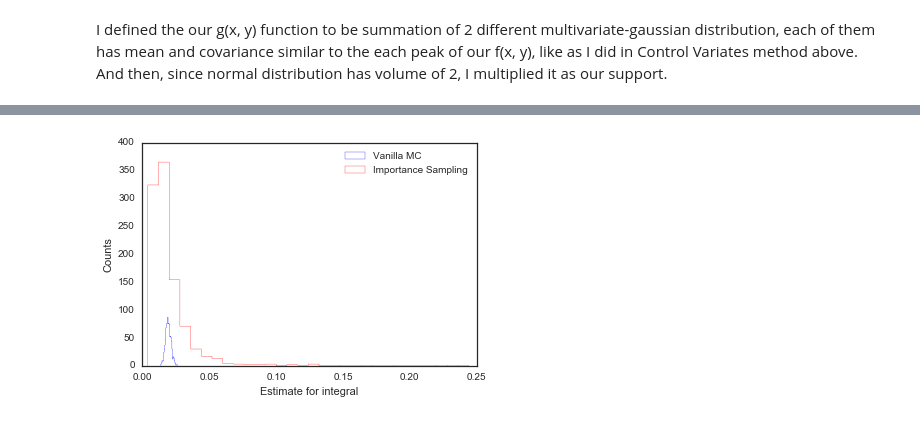
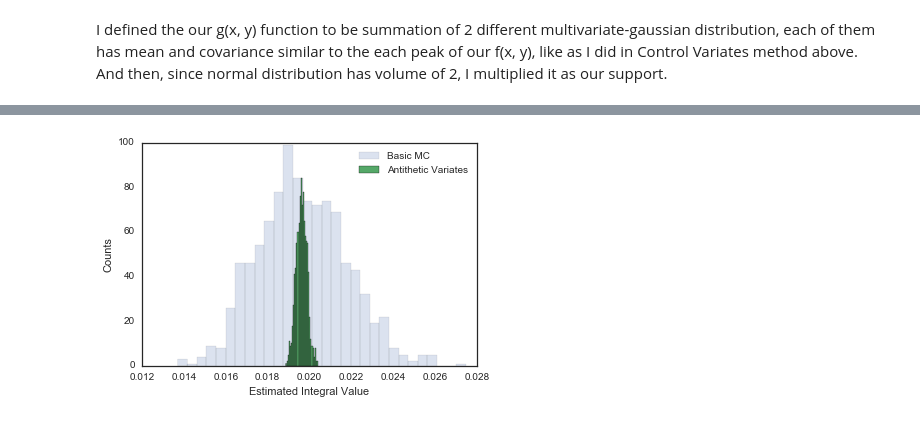
Before and after one commit to jeewon-hwang/AM207_homework_2016, a Jupyter notebook: AM207_Jeewon_Hwang_HW1.ipynb, the cells around one changed output, grey strips where cells are left out. Drawn from its saved outputs; the diff is of its cells as text; code cells hidden in the pictures.

```diff
--- a/AM207_Jeewon_Hwang_HW1.ipynb
+++ b/AM207_Jeewon_Hwang_HW1.ipynb
@@ -803,21 +810,0 @@ N = 1000
-# %%
-# ============================================
-# IMPORTANCE SAMPLING
-# ============================================
-# We choose a Gaussian so it similar to the original function
-
-Iis = np.zeros(1000)
-for k in np.arange(0,1000):
-    # draw from a normal distribution
-    xis = np.random.multivariate_normal(mu, sig, N)
-    # make sure samples are in our range
-    xis = xis[ (xmin < xis[:,0]) & (xis[:,0] < xmax) & (ymin < xis[:,1]) & (xis[:,1] < ymax) ] ;
-
-    # normalization for Gaussian from 0..pi
-    normal, _ = normfun([xmax, ymax], [xmin, ymin]);
-    # computing our estimates
-    Iis[k] = np.mean(f(xis[:,0],xis[:,1])/p(xis))*normal;
-
-print "Mean importance sampling MC estimate: ", np.mean(Iis)
-print "Standard deviation of our estimates: ", np.std(Iis)
-print
@@ -827,12 +875,12 @@ Standard deviation of our estimates:  0.0197564333188
 # %%
-# ============================================
-# Plot
-# ============================================
-plt.hist(Ivmc, 30, color='b', histtype='step', label=u'Vanilla MC');
-plt.hist(Iis,30, color='r', histtype='step', label=u'Importance Sampling');
-plt.xlabel("Estimate for integral")
+# -----------------------------
+# VISUALIZE THE IMPROVEMENT
+# -----------------------------
+plt.hist(Ivmc,30, alpha=0.2, label=u'Basic MC');
+plt.hist(Iant,30, label = u'Antithetic Variates');
+plt.xlabel("Estimated Integral Value")
 plt.ylabel("Counts")
 plt.legend()
 plt.show()
 # %% [output]
-[figure, old version]
+[figure, new version]
```
Also changed, not shown: parts of 28 cells of this notebook.
